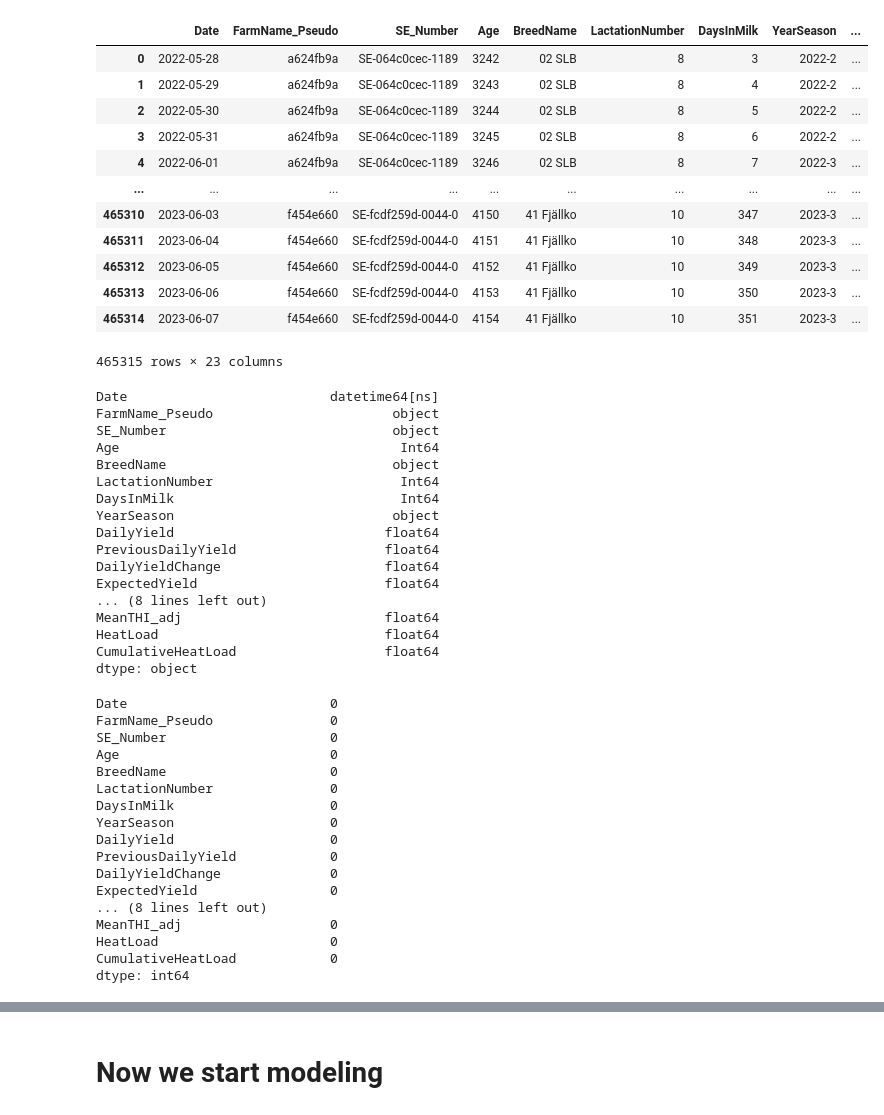
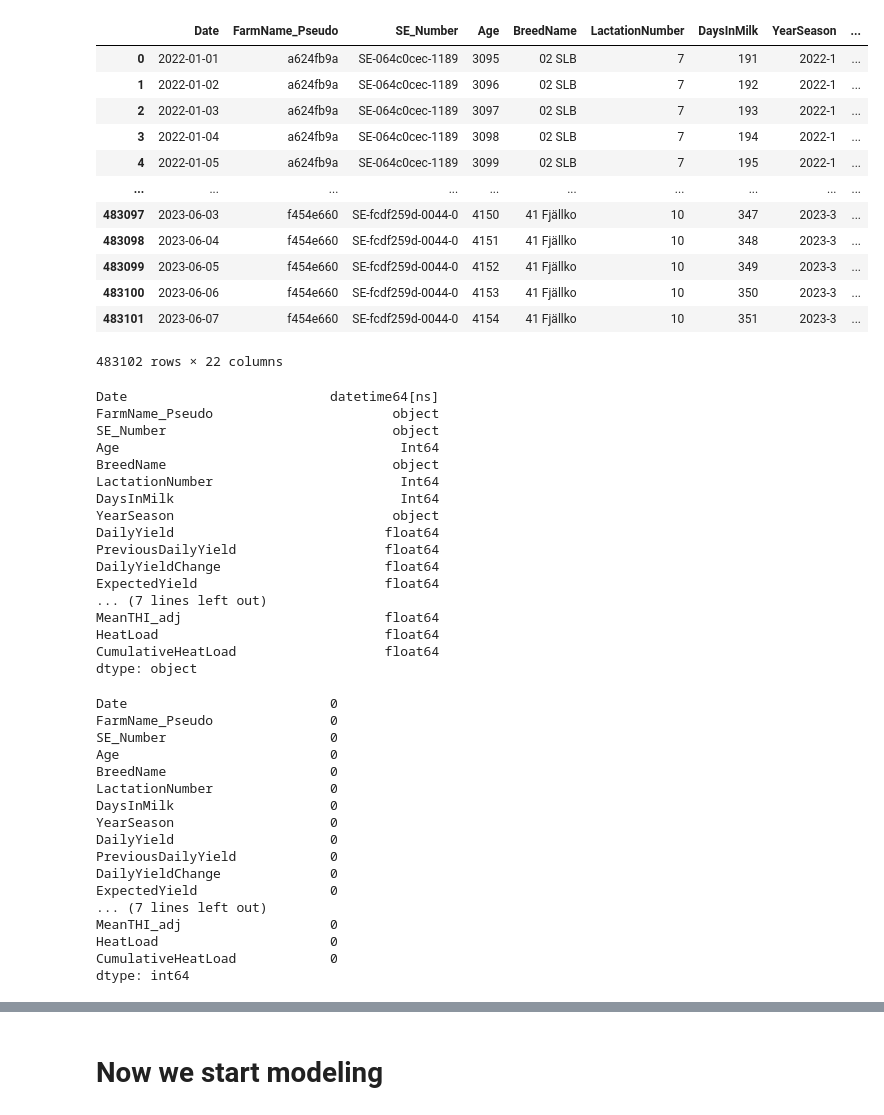
Before and after one commit to jockepolis/HeatStressEvaluationSummer24, a Jupyter notebook: ModelingFarmLevelYield/BLR_FarmHeatApp.ipynb, the cells around one changed output, grey strips where cells are left out. Saved outputs shown, nothing was run; the diff lists cells and outputs as text; code cells hidden in the pictures.

```diff
--- a/ModelingFarmLevelYield/BLR_FarmHeatApp.ipynb
+++ b/ModelingFarmLevelYield/BLR_FarmHeatApp.ipynb
@@ -16,46 +13,46 @@ The autoreload extension is already loaded. To reload it, use:
 # %%
 dtype_dict = {
     'Date': 'str',
     'FarmName_Pseudo': 'str',
     'SE_Number': 'str',
     'Age': 'Int64',
     'BreedName': 'str',
     'DailyYield': 'float',
     'PreviousDailyYield': 'float',
     'DailyYieldChange': 'float',
     'DaysInMilk': 'Int64',
     'YearSeason': 'str',
     'LactationNumber': 'Int64',
     'ExpectedYield': 'float',
     'NormalizedDailyYield': 'float',
     'NormalizedDailyYieldChange': 'float',
     'HeatStress': 'Int64',
     'Temp15Threshold': 'Int64',
     'HW': 'Int64',
     'cum_HW': 'Int64',
     'MeanTemperature': 'float',
     'MeanTHI_adj': 'float',
     'HeatLoad': 'float',
     'CumulativeHeatLoad': 'float',
 }
 
-milk_data = pd.read_csv('../Data/MergedData/HeatApproachYieldDataTest.csv', dtype=dtype_dict)
+milk_data = pd.read_csv('../Data/MergedData/HeatApproachYieldData.csv', dtype=dtype_dict)
 milk_data['Date'] = pd.to_datetime(milk_data['Date'], format='%Y-%m-%d')
 milk_data.head(-5)
 # %% [output]
 |  | Date | FarmName_Pseudo | SE_Number | Age | BreedName | LactationNumber | DaysInMilk | YearSeason | ... |
-| 0 | 2022-05-28 | a624fb9a | SE-064c0cec-1189 | 3242 | 02 SLB | 8 | 3 | 2022-2 | ... |
-| 1 | 2022-05-29 | a624fb9a | SE-064c0cec-1189 | 3243 | 02 SLB | 8 | 4 | 2022-2 | ... |
-| 2 | 2022-05-30 | a624fb9a | SE-064c0cec-1189 | 3244 | 02 SLB | 8 | 5 | 2022-2 | ... |
-| 3 | 2022-05-31 | a624fb9a | SE-064c0cec-1189 | 3245 | 02 SLB | 8 | 6 | 2022-2 | ... |
-| 4 | 2022-06-01 | a624fb9a | SE-064c0cec-1189 | 3246 | 02 SLB | 8 | 7 | 2022-3 | ... |
+| 0 | 2022-01-01 | a624fb9a | SE-064c0cec-1189 | 3095 | 02 SLB | 7 | 191 | 2022-1 | ... |
+| 1 | 2022-01-02 | a624fb9a | SE-064c0cec-1189 | 3096 | 02 SLB | 7 | 192 | 2022-1 | ... |
+| 2 | 2022-01-03 | a624fb9a | SE-064c0cec-1189 | 3097 | 02 SLB | 7 | 193 | 2022-1 | ... |
+| 3 | 2022-01-04 | a624fb9a | SE-064c0cec-1189 | 3098 | 02 SLB | 7 | 194 | 2022-1 | ... |
+| 4 | 2022-01-05 | a624fb9a | SE-064c0cec-1189 | 3099 | 02 SLB | 7 | 195 | 2022-1 | ... |
 | ... | ... | ... | ... | ... | ... | ... | ... | ... | ... |
-| 465310 | 2023-06-03 | f454e660 | SE-fcdf259d-0044-0 | 4150 | 41 Fjällko | 10 | 347 | 2023-3 | ... |
-| 465311 | 2023-06-04 | f454e660 | SE-fcdf259d-0044-0 | 4151 | 41 Fjällko | 10 | 348 | 2023-3 | ... |
-| 465312 | 2023-06-05 | f454e660 | SE-fcdf259d-0044-0 | 4152 | 41 Fjällko | 10 | 349 | 2023-3 | ... |
-| 465313 | 2023-06-06 | f454e660 | SE-fcdf259d-0044-0 | 4153 | 41 Fjällko | 10 | 350 | 2023-3 | ... |
-| 465314 | 2023-06-07 | f454e660 | SE-fcdf259d-0044-0 | 4154 | 41 Fjällko | 10 | 351 | 2023-3 | ... |
+| 483097 | 2023-06-03 | f454e660 | SE-fcdf259d-0044-0 | 4150 | 41 Fjällko | 10 | 347 | 2023-3 | ... |
+| 483098 | 2023-06-04 | f454e660 | SE-fcdf259d-0044-0 | 4151 | 41 Fjällko | 10 | 348 | 2023-3 | ... |
+| 483099 | 2023-06-05 | f454e660 | SE-fcdf259d-0044-0 | 4152 | 41 Fjällko | 10 | 349 | 2023-3 | ... |
+| 483100 | 2023-06-06 | f454e660 | SE-fcdf259d-0044-0 | 4153 | 41 Fjällko | 10 | 350 | 2023-3 | ... |
+| 483101 | 2023-06-07 | f454e660 | SE-fcdf259d-0044-0 | 4154 | 41 Fjällko | 10 | 351 | 2023-3 | ... |
-465315 rows × 23 columns
+483102 rows × 22 columns
 # %%
 # Check data types
 milk_data.dtypes
@@ -72,7 +69,7 @@ DailyYield                           float64
 PreviousDailyYield                   float64
 DailyYieldChange                     float64
 ExpectedYield                        float64
-... (8 lines left out)
+... (7 lines left out)
 MeanTHI_adj                          float64
 HeatLoad                             float64
 CumulativeHeatLoad                   float64
@@ -93,7 +90,7 @@ DailyYield                    0
 PreviousDailyYield            0
 DailyYieldChange              0
 ExpectedYield                 0
-... (8 lines left out)
+... (7 lines left out)
 MeanTHI_adj                   0
 HeatLoad                      0
 CumulativeHeatLoad            0
```
Also changed, not shown: parts of 8 cells of this notebook, 5 other files.
